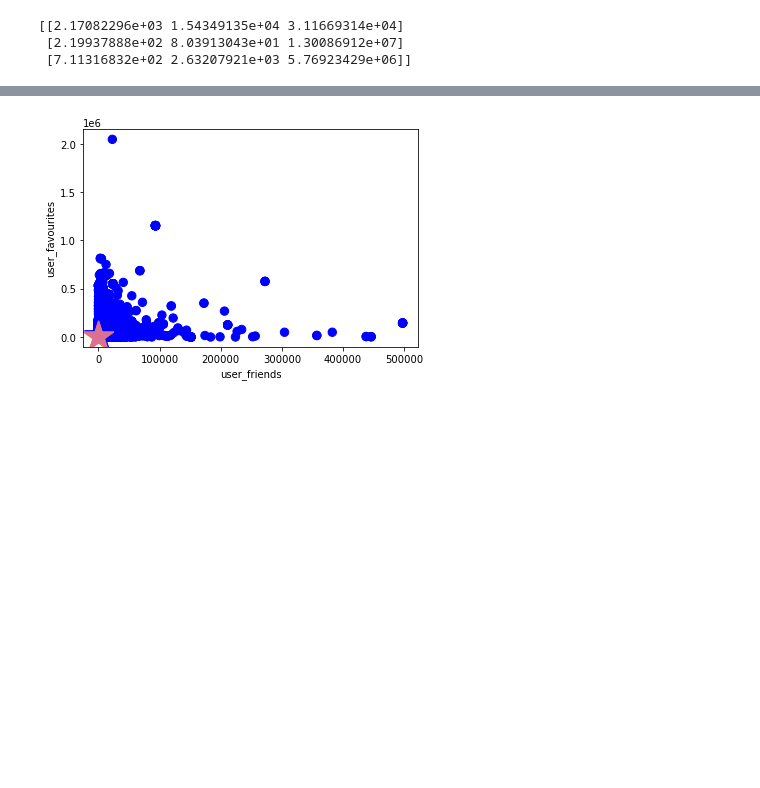
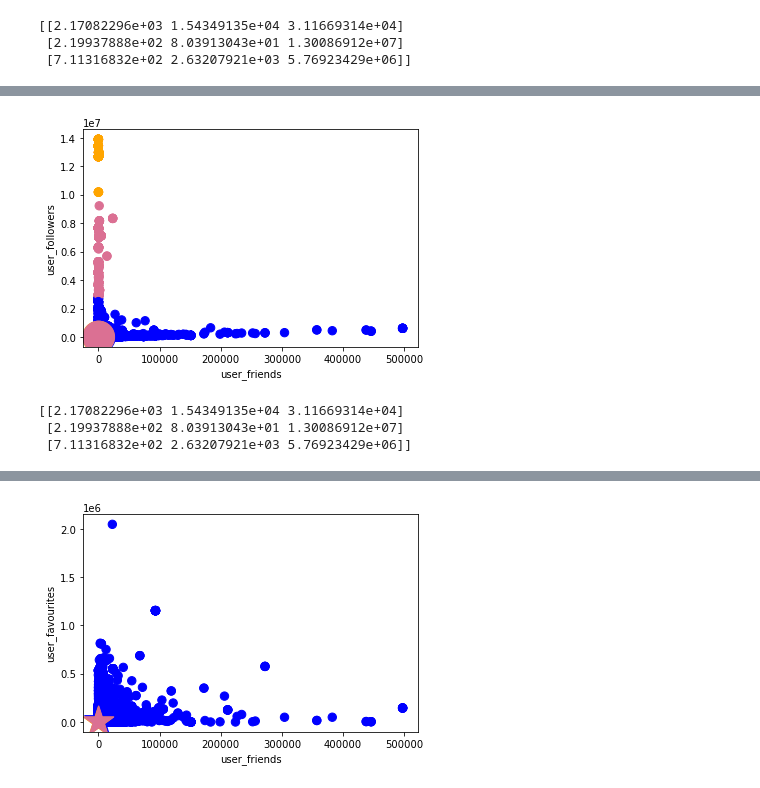
Before and after one commit to MauricioHernandezMatias/Mirepositorio, a Jupyter notebook: reto.ipynb, the cells around one changed output, grey strips where cells are left out. Drawn from its saved outputs; the diff is of its cells as text; code cells hidden in the pictures; blank space fills up the shorter version.

```diff
--- a/reto.ipynb
+++ b/reto.ipynb
@@ -185 +188,20 @@ ax.scatter(C[:,0], C[:,1], C[:,2], marker='*', c=colores, s=1000)
 [figure]
+# %%
+f1 = dataframe['user_friends'].values
+f2 = dataframe['user_followers'].values
+
+plt.figure()
+colores=['blue','orange','palevioletred']
+plt.scatter(f1, f2, c=asignar, s=70)
+
+plt.scatter(C[:,0], C[:,1], c=colores, s=1000)
+
+plt.xlabel('user_friends')
+plt.ylabel('user_followers')
+plt.show()
+print(C)
+# %% [output]
+[figure, added]
+[[2.17082296e+03 1.54349135e+04 3.11669314e+04]
+ [2.19937888e+02 8.03913043e+01 1.30086912e+07]
+ [7.11316832e+02 2.63207921e+03 5.76923429e+06]]
```
Also changed, not shown: parts of 8 cells of this notebook.
